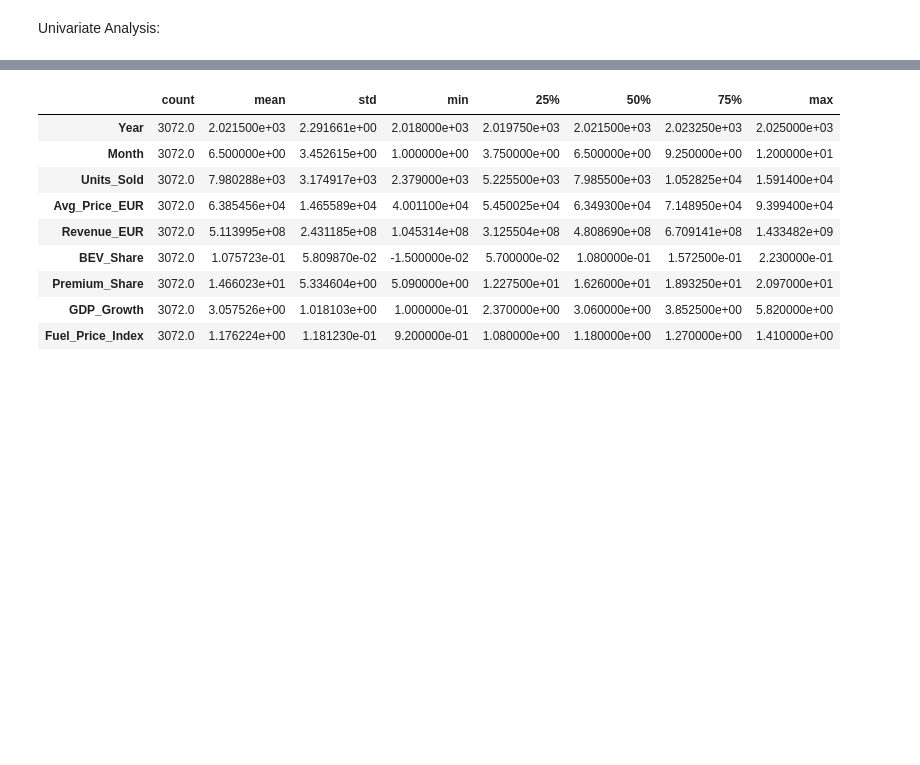
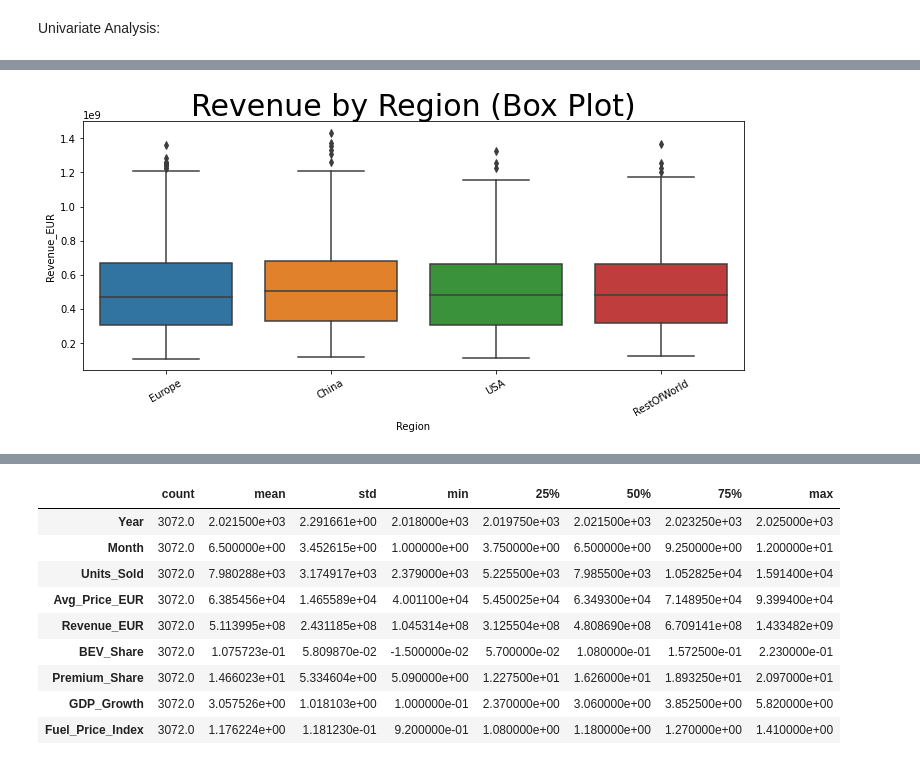
Before and after one commit to SulaimanTajuddin/EDA-BMW-Global-Automotive-Sales, a Jupyter notebook: EDA.ipynb, the cells around one changed output, grey strips where cells are left out. Drawn from its saved outputs; the diff is of its cells as text; code cells hidden in the pictures; blank space fills up the shorter version.

```diff
--- a/EDA.ipynb
+++ b/EDA.ipynb
@@ -89,0 +107,10 @@ plt.show()
+# %%
+#Revenue by Region (Box Plot)
+plt.figure(figsize=(10,5))
+sns.boxplot(data=df, x='Region', y='Revenue_EUR')
+plt.xticks(rotation=30)
+plt.title('Revenue by Region (Box Plot)')
+plt.tight_layout()
+plt.show()
+# %% [output]
+[figure, added]
```
Also changed, not shown: parts of 10 cells of this notebook.
